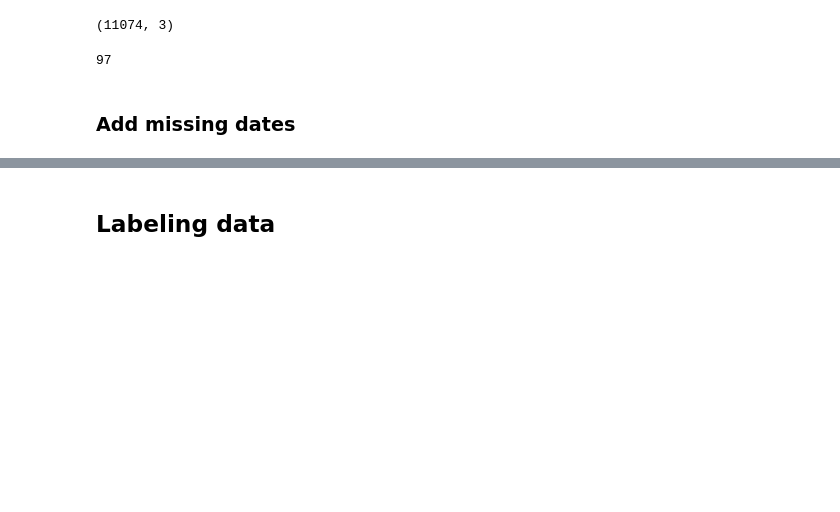
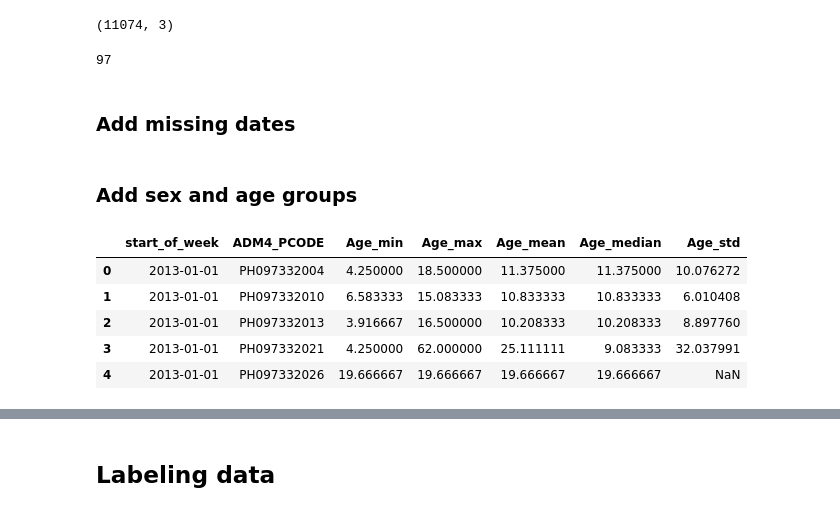
Before and after one commit to thinkingmachines/project-cchain, a Jupyter notebook: notebooks/baseline-model/01-lgu-data-prep.ipynb, the cells around one changed output, grey strips where cells are left out. Saved outputs shown, nothing was run; the diff lists cells and outputs as text; code cells hidden in the pictures; blank space fills up the shorter version.

```diff
--- a/notebooks/baseline-model/01-lgu-data-prep.ipynb
+++ b/notebooks/baseline-model/01-lgu-data-prep.ipynb
@@ -521,3 +506,28 @@ brgy_weekly = brgy_weekly.reset_index()
 # Fill missing values in 'ADM4_PCODE' and 'NumCases' columns
 brgy_weekly["ADM4_PCODE"].fillna(method="bfill", inplace=True)
 brgy_weekly["NumCases"].fillna(0, inplace=True)
+# %% [markdown]
+### Add sex and age groups
+# %%
+agg_age_dengue_df = (
+    dengue_w_aoi.groupby(["start_of_week", "ADM4_PCODE"])
+    .agg(
+        {
+            "AgeYears": ["min", "max", "mean", "median", "std"],
+        }
+    )
+    .reset_index()
+)
+
+agg_age_dengue_df.columns = ["start_of_week", "ADM4_PCODE"] + [
+    f"Age_{stat}" for stat in ["min", "max", "mean", "median", "std"]
+]
+
+agg_age_dengue_df.head()
+# %% [output]
+|  | start_of_week | ADM4_PCODE | Age_min | Age_max | Age_mean | Age_median | Age_std |
+| 0 | 2013-01-01 | PH097332004 | 4.250000 | 18.500000 | 11.375000 | 11.375000 | 10.076272 |
+| 1 | 2013-01-01 | PH097332010 | 6.583333 | 15.083333 | 10.833333 | 10.833333 | 6.010408 |
+| 2 | 2013-01-01 | PH097332013 | 3.916667 | 16.500000 | 10.208333 | 10.208333 | 8.897760 |
+| 3 | 2013-01-01 | PH097332021 | 4.250000 | 62.000000 | 25.111111 | 9.083333 | 32.037991 |
+| 4 | 2013-01-01 | PH097332026 | 19.666667 | 19.666667 | 19.666667 | 19.666667 | NaN |
```
Also changed, not shown: parts of 23 cells of this notebook.
